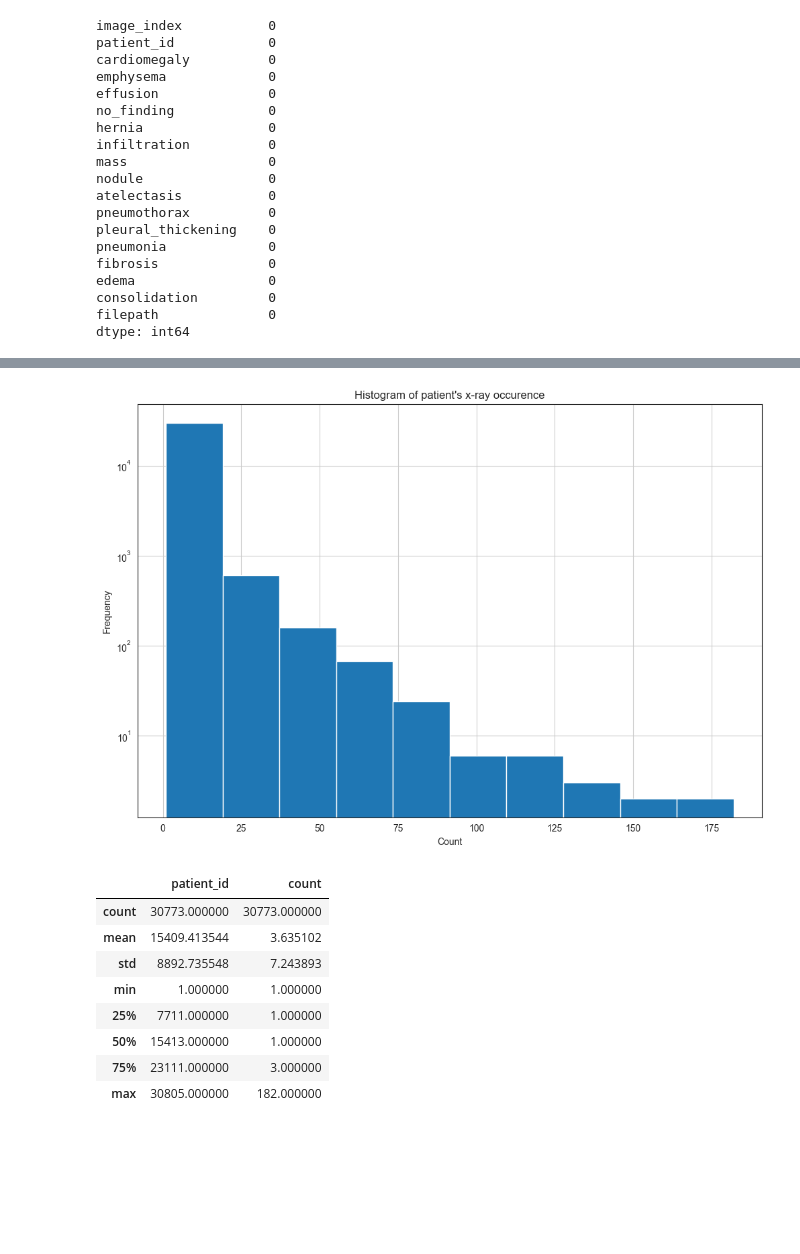
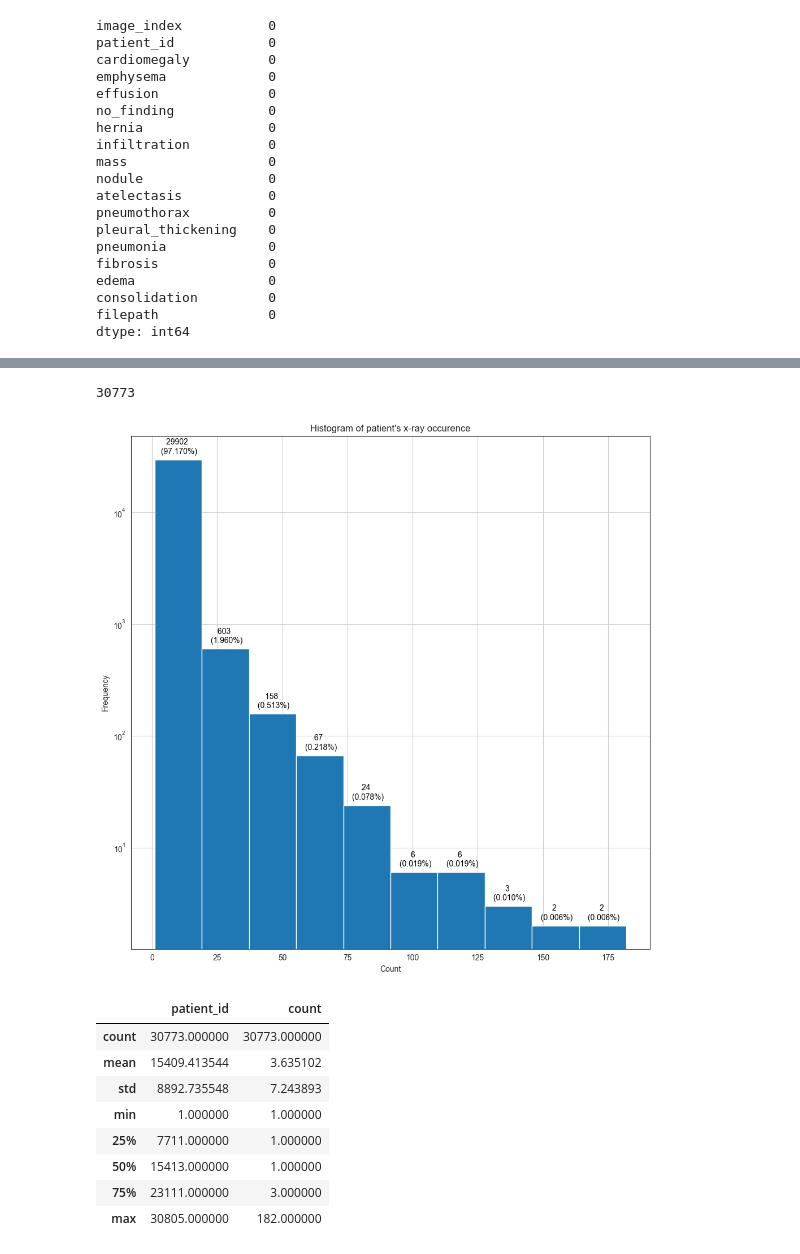
Before and after one commit to Asifdotexe/healthcare-ai-project, a Jupyter notebook: python/notebook/issue-05-as-eda.ipynb, the cells around one changed output, grey strips where cells are left out. Saved outputs shown, nothing was run; the diff lists cells and outputs as text; code cells hidden in the pictures; blank space fills up the shorter version.

```diff
--- a/python/notebook/issue-05-as-eda.ipynb
+++ b/python/notebook/issue-05-as-eda.ipynb
@@ -129,14 +129,43 @@ plt.show()
-# %%
-# plotting the histogram of patient's x-ray count
-df.groupby(by='patient_id').size().reset_index(name='count')['count'].hist()
-plt.figure(figsize=(12, 8))
-plt.title("Histogram of patient's x-ray occurence")
-plt.ylabel("Frequency")
-plt.xlabel("Count")
-plt.yscale('log')
-plt.show()
-# %% [output]
-[figure, removed]
+# %%
+total_patients = df['patient_id'].nunique()
+# %%
+total_patients
+# %% [output]
+30773
+# %%
+# plotting the histogram of patient's x-ray count
+plt.figure(figsize=(10, 10))
+ax = df.groupby(by='patient_id').size().reset_index(name='count')['count'].hist()
+plt.title("Histogram of patient's x-ray occurence")
+plt.ylabel("Frequency")
+plt.xlabel("Count")
+plt.yscale('log')
+
+# Add the number of patients and the percentage on top of each bar
+for rect in ax.patches:
+    # Get the height (frequency) and position of the bar
+    bar_height = rect.get_height()
+    bar_x_position = rect.get_x() + rect.get_width() / 2
+
+    # Calculate the percentage
+    percentage = (bar_height / total_patients) * 100
+
+    # Annotate the number of patients and percentage on top of the bar
+    ax.annotate(
+        f'{int(bar_height)} \n ({percentage:.3f}%)',  # Display the count and percentage
+        (bar_x_position, bar_height),  # Position the text at the top of the bar
+        ha='center',
+        va='bottom',
+        fontsize=10,
+        color='black',
+        xytext=(0, 5),
+        textcoords='offset points'
+    )
+
+plt.tight_layout()
+plt.show()
+# %% [output]
+[figure, added]
 # %%
 # verifying the varience in patient's frequency from the histogram
 df.groupby(by='patient_id').size().reset_index(name='count').describe()
```
Also changed, not shown: parts of 2 cells of this notebook.
